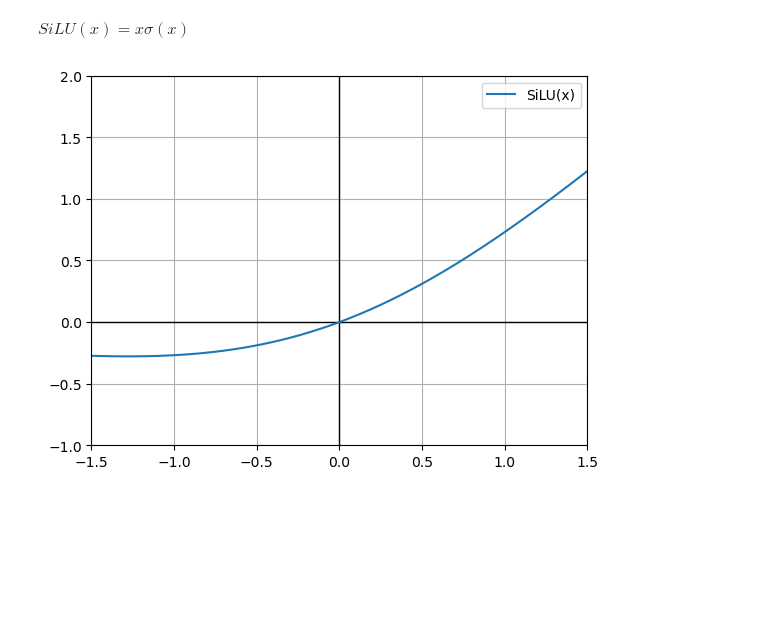
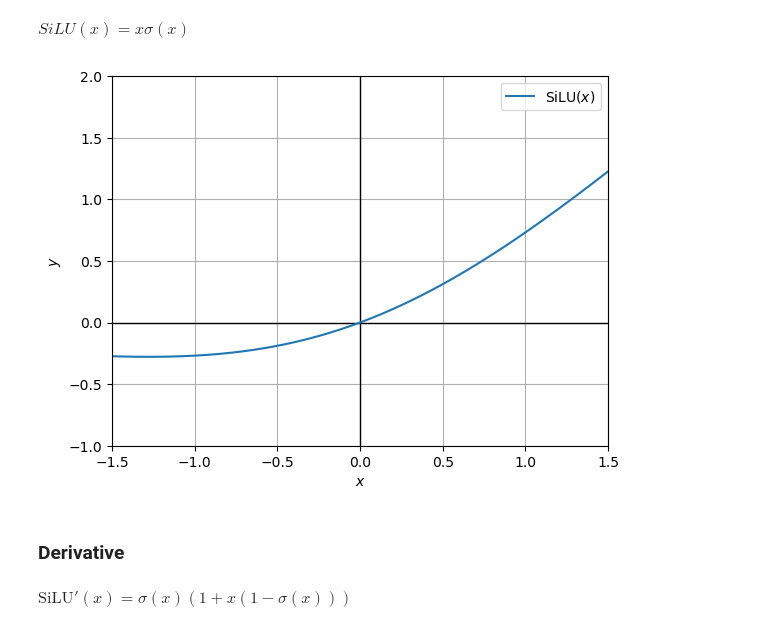
Before and after one commit to DanielZhicool/Deep-Learning, a Jupyter notebook: Lab_1.ipynb, the cells around one changed output. Saved outputs shown, nothing was run; the diff lists cells and outputs as text; code cells hidden in the pictures; blank space fills up the shorter version.

```diff
--- a/Lab_1.ipynb
+++ b/Lab_1.ipynb
@@ -31,6 +32,8 @@ def Plot(x, y, name, xlim = [-1.5, 1.5], ylim = [-1, 2]):
     plt.plot(x, y, label=name)
     plt.xlim(xlim)
     plt.ylim(ylim)
+    plt.xlabel('$x$')
+    plt.ylabel('$y$')
 
     plt.grid()
     plt.legend()
@@ -188,6 +191,10 @@ $SiLU(x) = x \sigma (x)$
 def silu(x: np.ndarray):
     return x * 1 / (1 + np.exp(-x))
 # %%
-Plot(x, silu(x), "SiLU(x)")
+Plot(x, silu(x), "SiLU$(x)$")
 # %% [output]
-[figure, old version]
+[figure, new version]
+# %% [markdown]
+### Derivative
+# %% [markdown]
+$\text{SiLU}'(x) = \sigma (x) (1+x(1-\sigma (x)))$
```
Also changed, not shown: parts of 21 cells of this notebook.
